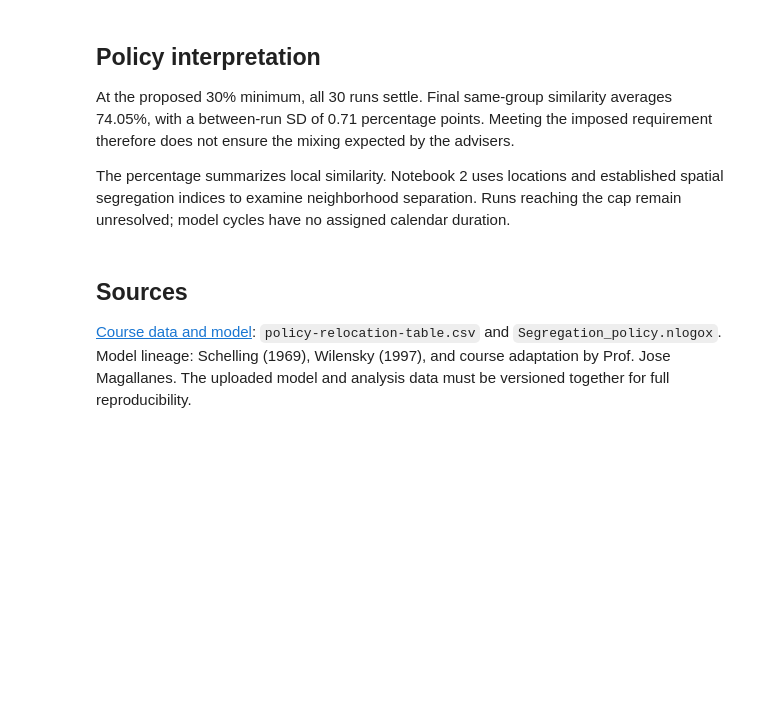
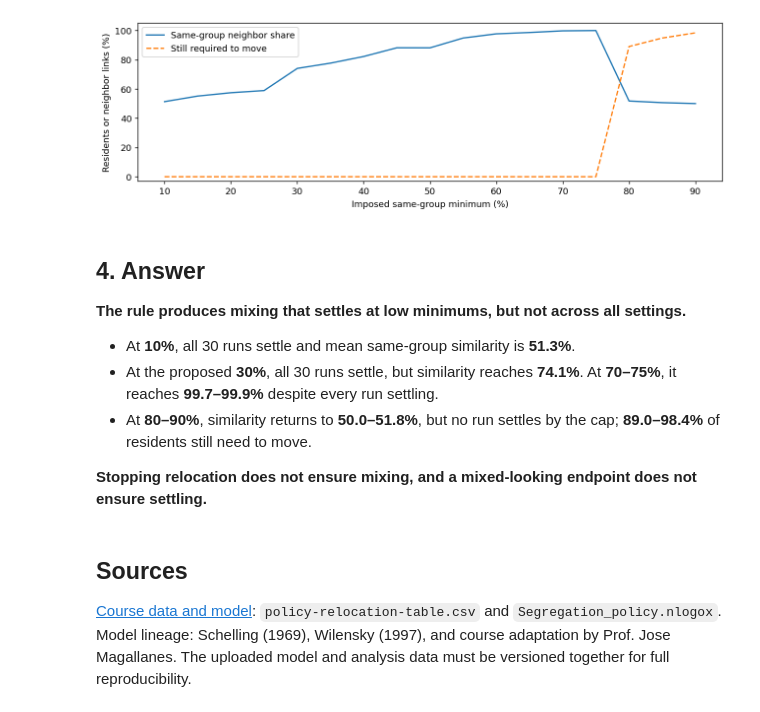
Before and after one commit to DACSS-Complexity/s6_From_Micromotives_to_Macrobehavior, a Jupyter notebook: exercise/01_Classic_Policy_Analysis.ipynb, the cells around one changed output. Saved outputs shown, nothing was run; the diff lists cells and outputs as text; code cells hidden in the pictures; blank space fills up the shorter version.

```diff
--- a/exercise/01_Classic_Policy_Analysis.ipynb
+++ b/exercise/01_Classic_Policy_Analysis.ipynb
@@ -36,8 +26,6 @@ classic=results.groupby('minimum').agg(
     similar_min=('similar','min'),similar_max=('similar','max'),
     relocate_mean=('relocate','mean'),relocate_sd=('relocate','std'),
     settled=('met','sum'),ticks_median=('ticks','median'),ticks_min=('ticks','min'),ticks_max=('ticks','max'))
-classic['similar_ci_half']=t.ppf(.975,classic.n-1)*classic.similar_sd/np.sqrt(classic.n)
-classic['relocate_ci_half']=t.ppf(.975,classic.n-1)*classic.relocate_sd/np.sqrt(classic.n)
 classic['settled_pct']=100*classic.settled/classic.n
 classic.round(3)
 # %% [output]
@@ -113,8 +54,24 @@ The simulation tests whether imposing a local rule yields the intended residenti
+# %%
+fig, ax = plt.subplots(figsize=(10, 3.2))
+ax.plot(classic.index, classic.similar_mean, label='Same-group neighbor share')
+ax.plot(classic.index, classic.relocate_mean, '--', label='Still required to move')
+ax.set(xlabel='Imposed same-group minimum (%)',
+       ylabel='Residents or neighbor links (%)', ylim=(-3, 105))
+ax.legend()
+fig.tight_layout()
+fig.savefig('classic_mixing_settling.pdf', bbox_inches='tight')
+plt.show()
+# %% [output]
+[figure, added]
 # %% [markdown]
-## Policy interpretation
-At the proposed 30% minimum, all 30 runs settle. Final same-group similarity averages 74.05%, with a between-run SD of 0.71 percentage points. Meeting the imposed requirement therefore does not ensure the mixing expected by the advisers.
+## 4. Answer
+**The rule produces mixing that settles at low minimums, but not across all settings.**
 
-The percentage summarizes local similarity. Notebook 2 uses locations and established spatial segregation indices to examine neighborhood separation. Runs reaching the cap remain unresolved; model cycles have no assigned calendar duration.
+- At **10%**, all 30 runs settle and mean same-group similarity is **51.3%**.
+- At the proposed **30%**, all 30 runs settle, but similarity reaches **74.1%**. At **70–75%**, it reaches **99.7–99.9%** despite every run settling.
+- At **80–90%**, similarity returns to **50.0–51.8%**, but no run settles by the cap; **89.0–98.4%** of residents still need to move.
+
+**Stopping relocation does not ensure mixing, and a mixed-looking endpoint does not ensure settling.**
 # %% [markdown]
 ## Sources
 [Course data and model](https://github.com/DACSS-Complexity/s6_From_Micromotives_to_Macrobehavior/tree/main/exercise): `policy-relocation-table.csv` and `Segregation_policy.nlogox`. Model lineage: Schelling (1969), Wilensky (1997), and course adaptation by Prof. Jose Magallanes. The uploaded model and analysis data must be versioned together for full reproducibility.
```
Also changed, not shown: parts of 10 cells of this notebook, 4 other files.
